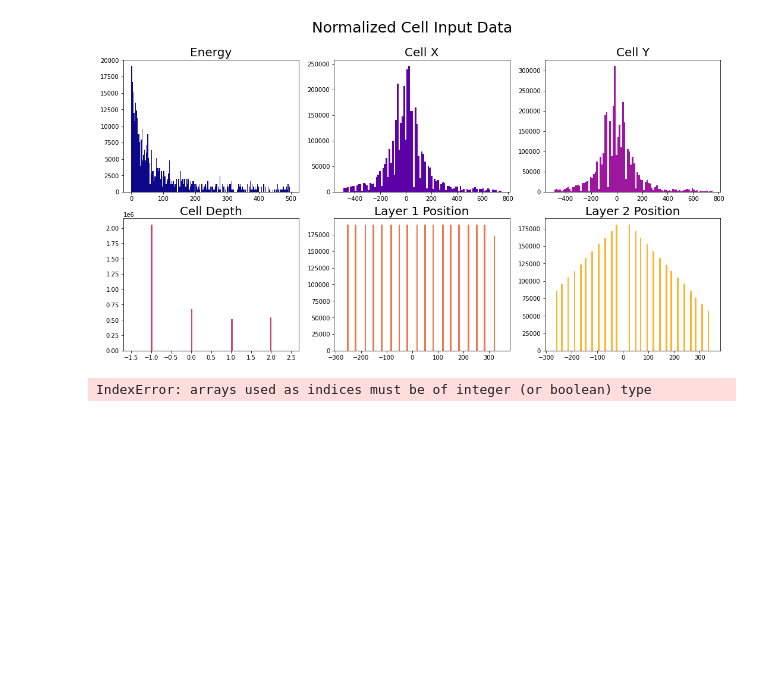
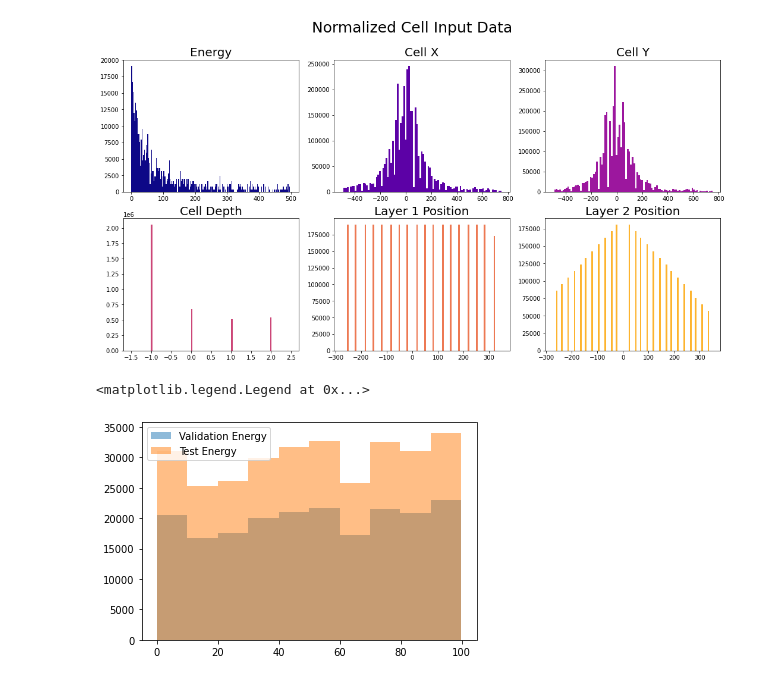
Before and after one commit to eiccodesign/regressiononly, a Jupyter notebook: H5_Towards_Codesign.ipynb, the cells around one changed output. Saved outputs shown, nothing was run; the diff lists cells and outputs as text; code cells hidden in the pictures; blank space fills up the shorter version.

```diff
--- a/H5_Towards_Codesign.ipynb
+++ b/H5_Towards_Codesign.ipynb
@@ -114,11 +115,12 @@ yi = np.arange(Y.shape[0])
 (X_train, X_val, X_test,
 Y_train, Y_val, Y_test) = data_split(X, Y, val=0.2, test=0.3,shuffle=True)
 # %%
-plt.hist(Y[Y_val],alpha=0.5,label="Validation Energy")
-_ = plt.hist(Y[Y_test],alpha=0.5,label="Test Energy")
+plt.hist(Y_val,alpha=0.5,label="Validation Energy")
+_ = plt.hist(Y_test,alpha=0.5,label="Test Energy")
 plt.legend()
 # %% [output]
-IndexError: arrays used as indices must be of integer (or boolean) type
+<matplotlib.legend.Legend at 0x...>
+[figure, added]
 # %%
 Phi_sizes, F_sizes = (100, 100, 128), (100, 100, 100)
 output_act, output_dim = 'linear', 1
```
Also changed, not shown: parts of 8 cells of this notebook.
